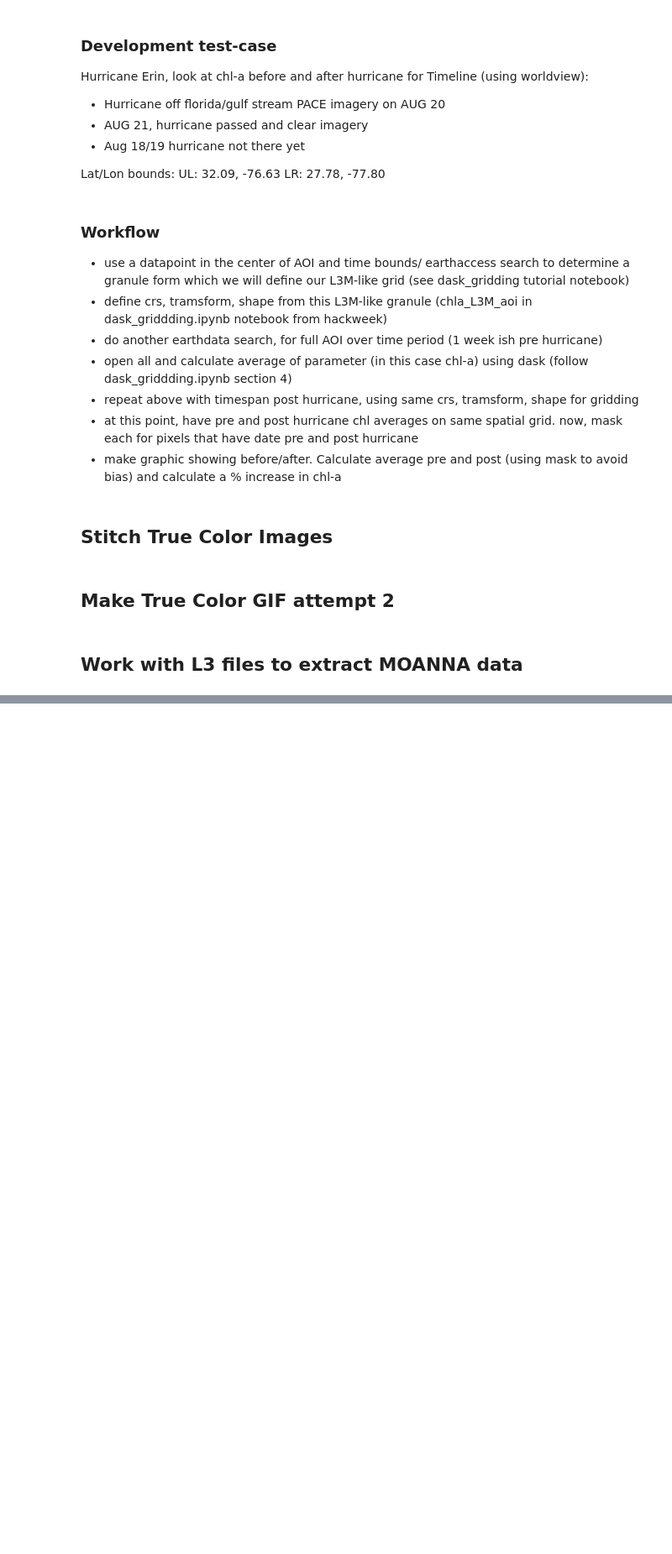
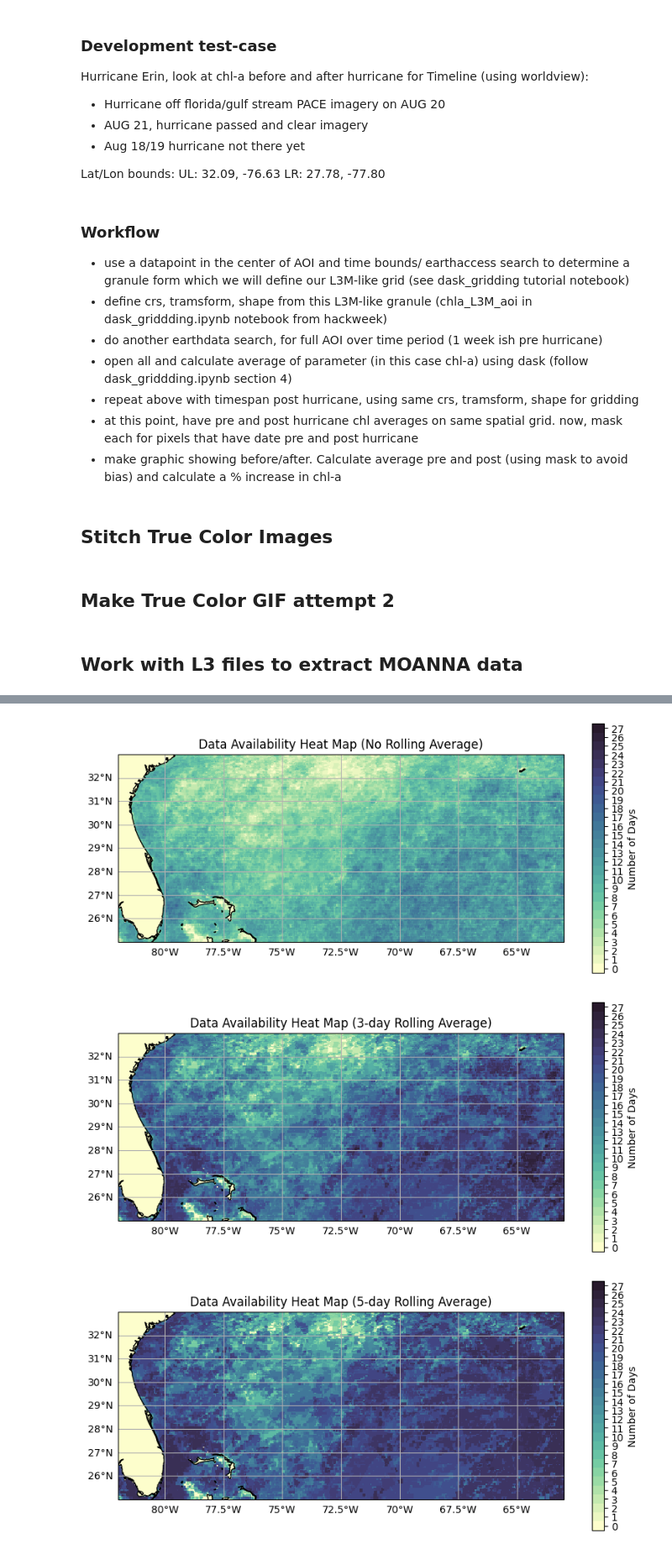
Before and after one commit to skyecaplan/pace-rapid-response, a Jupyter notebook: PRR_OC/PRR_development_MK.ipynb, the cells around one changed output, grey strips where cells are left out. Shown at 84% size. Cells and saved outputs as stored; diff of their text form; code cells hidden in the pictures; blank space fills up the shorter version.

```diff
--- a/PRR_OC/PRR_development_MK.ipynb
+++ b/PRR_OC/PRR_development_MK.ipynb
@@ -1574,11 +1604,24 @@ ax.coastlines()
 ax.set_title('Post (~ 1 Week) Hurricane Mean (8/24 - 9/5)')
 # %%
 # Calculate a 3-day running average over time
-#prococcus_rolling_3 = dataset.rolling(time=1, center=True, min_periods=1).mean()
-prococcus_rolling_3 = dataset.coarsen(time=2, boundary='trim').mean()
-#prococcus_rolling_3 = prococcus_rolling_3.isel(time=slice(1,-1))
-prococcus_rolling_5 = dataset.rolling(time=5, center=True, min_periods=1).mean()
-prococcus_rolling_5 = prococcus_rolling_5.isel(time=slice(2,-2))
+rolling_3 = dataset.rolling(time=3, center=True, min_periods=1).mean()
+rolling_3 = rolling_3.isel(time=slice(1,-1))
+#rolling_3_std = dataset.rolling(time=3, center=True, min_periods=1).std()
+#rolling_3_std = rolling_3_std.isel(time=slice(1,-1))
+rolling_5 = dataset.rolling(time=5, center=True, min_periods=1).mean()
+rolling_5 = rolling_5.isel(time=slice(2,-2))
+coarsened_2 = dataset.coarsen(time=2, boundary='trim').mean()
+#coarsened_2_std = dataset.coarsen(time=2, boundary='trim').std()
+
+# Set time to midnight for each date for the coarsened datasets
+# new_times = [np.datetime64(str(t)[:10] + 'T00:00:00') for t in coarsened_2['time'].values]
+# coarsened_2 = coarsened_2.assign_coords(time=new_times)
+# coarsened_2_std = coarsened_2_std.assign_coords(time=new_times)
+
+# Set time from
+#new_times = [np.datetime64(str(t)[:10] + 'T00:00:00') for t in coarsened_2['time'].values]
+new_times = [np.datetime64('2025-08-24T00:00:00') if t == np.datetime64('2025-08-23T12:00:00') else t for t in coarsened_2['time'].values]
+coarsened_2 = coarsened_2.assign_coords(time=new_times)
 # %%
 # for i, data_slice in enumerate(prococcus_rolling["prococcus_moana"]):
 #     fig, ax = plt.subplots(figsize=(10, 6), subplot_kw={'projection': ccrs.PlateCarree()})
@@ -1605,7 +1648,7 @@ prococcus_rolling_5 = prococcus_rolling_5.isel(time=slice(2,-2))
 # %%
 # View data availablility heat map for 1, 3, and 5 day rolling averages
 data_count_1 = dataset['prococcus_moana'].count(dim='time')
-data_count_3 = prococcus_rolling_3['prococcus_moana'].count(dim='time')
+data_count_3 = rolling_3['prococcus_moana'].count(dim='time')
 data_count_5 = prococcus_rolling_5['prococcus_moana'].count(dim='time')
 
 # Get the total number of days in the 'time' dimension
@@ -1682,33 +1725,37 @@ plt.show()
 # Plot the heat map
 fig, ax = plt.subplots(figsize=(10, 6), subplot_kw={'projection': ccrs.PlateCarree()})
 im = data_count_5.plot(
     x='lon',
     y='lat',
     cmap=discrete_cmap,  # Use the discrete colormap
     cbar_kwargs={
         'label': 'Number of Days',
         'spacing': 'proportional',
         'pad': 0.05,
         'shrink': 0.75
     },
     vmin=0,
     vmax=total_days,  # Set color bar range
     ax=ax
 )
 
 # Adjust the colorbar ticks to center them in each bin
 cbar = im.colorbar
 cbar.set_ticks(boundaries[:-1] + 0.5)  # Center ticks in each bin
 cbar.set_ticklabels(boundaries[:-1])  # Set tick labels
 
 # Set the plot extent (xmin, xmax, ymin, ymax)
 ax.set_xlim(min_lon, max_lon)
 ax.set_ylim(min_lat, max_lat)
 
 ax.gridlines(draw_labels={"left": "y", "bottom": "x"})
 ax.coastlines()
 ax.set_title('Data Availability Heat Map (5-day Rolling Average)')
 plt.show()
+# %% [output]
+[figure, added]
+[figure, added]
+[figure, added]
 # %%
 # Define the target lat/lon coordinates
 tar_coords_1 = [27, -72.5]
```
Also changed, not shown: parts of 16 cells of this notebook, 9 other files.
